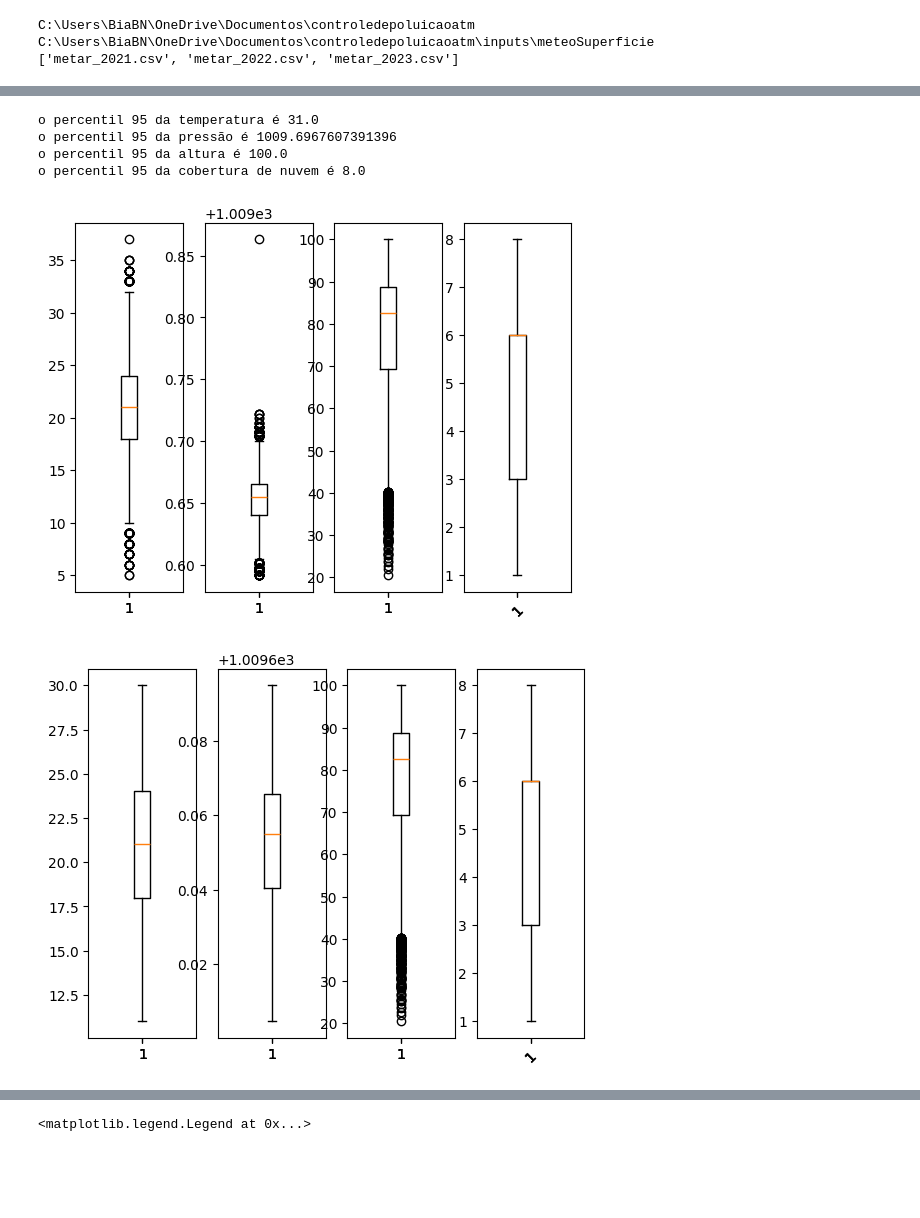
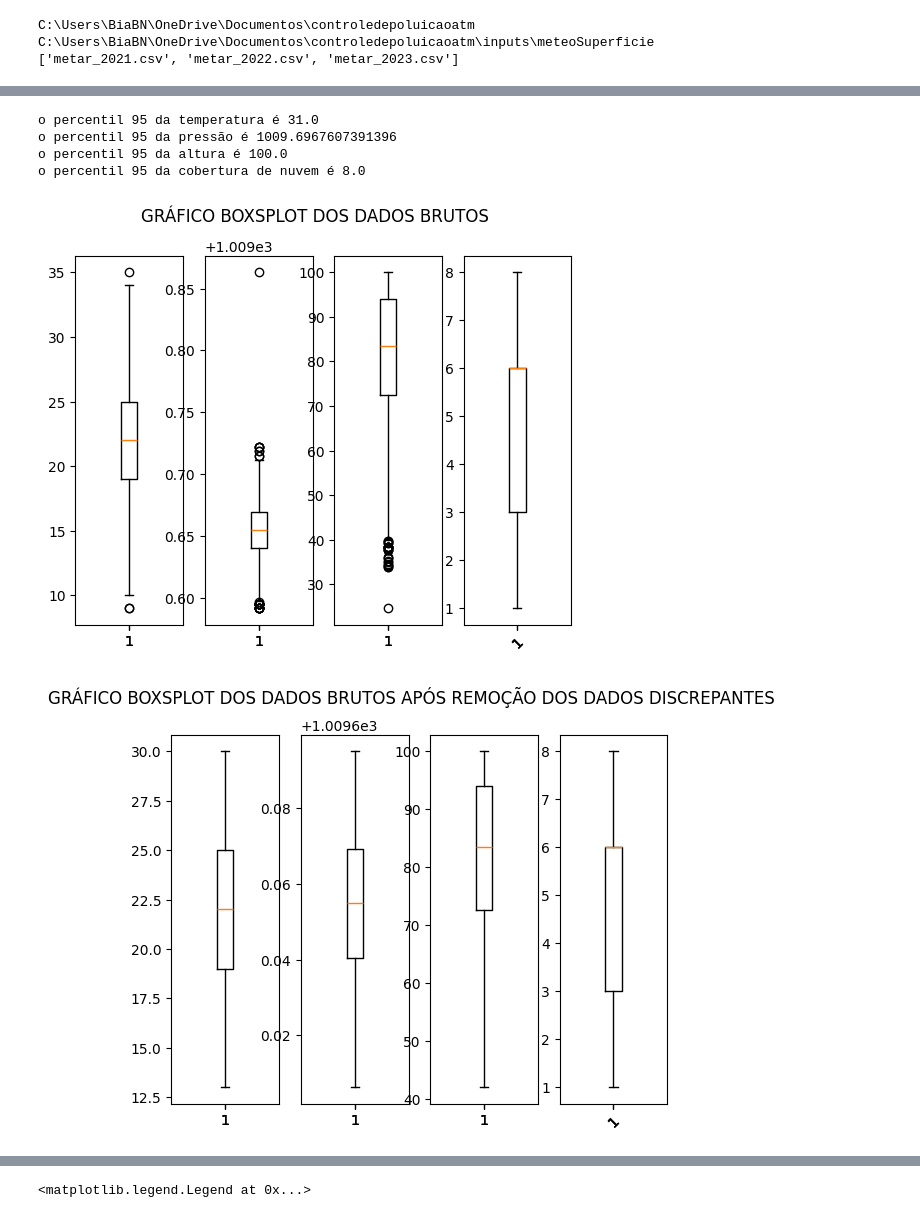
Before and after one commit to Bianca-bonetti/controledepoluicaoatm, a Jupyter notebook: Atividade2.ipynb, the cells around one changed output, grey strips where cells are left out. Saved outputs shown, nothing was run; the diff lists cells and outputs as text; code cells hidden in the pictures; blank space fills up the shorter version.

```diff
--- a/Atividade2.ipynb
+++ b/Atividade2.ipynb
@@ -38,8 +38,7 @@ import pandas as pd
 
 # Abrindo cada arquivo dentro da pasta e acumulando em uma lista chamada de metSuperficie
 metSuperficie=[]
-for file in files:
-    metSuperficie.append(pd.read_csv(metSuperficiePath+'\\'+file))
+metSuperficie.append(pd.read_csv(metSuperficiePath+'\\metar_2023.csv'))
 
 # Convertendo metSuperficie para DataFrame
 metSuperficie = pd.concat(metSuperficie)
@@ -115,32 +114,34 @@ ax[3].tick_params(axis='x', rotation=45)
 # %%
 import numpy as np
 # fazendo box plot das variáveis
 fig,ax = plt.subplots(1,4,sharex=True)
+fig.suptitle('GRÁFICO BOXSPLOT DOS DADOS BRUTOS')
 ax[0].boxplot(metSuperficie['temp'])
 ax[1].boxplot(metSuperficie['p'])
 ax[2].boxplot(metSuperficie['relh'])
 ax[3].boxplot(metSuperficie['cco'][~np.isnan(metSuperficie['cco'])])
 ax[3].tick_params(axis='x', rotation=45)
 
 #removendo valores acima do percentil 95°
 temp99 = np.percentile(metSuperficie['temp'],99)
 print('o percentil 95 da temperatura é ' +str(temp99))
 p99 = np.percentile(metSuperficie['p'],99)
 print('o percentil 95 da pressão é ' +str(p99))
 relh99 = np.percentile(metSuperficie['relh'],99)
 print('o percentil 95 da altura é ' +str(relh99))
 cco99 = np.nanpercentile(metSuperficie['cco'],99)
 print('o percentil 95 da cobertura de nuvem é ' +str(cco99))
 fig,ax = plt.subplots(1,4,sharex=True)
+fig.suptitle('GRÁFICO BOXSPLOT DOS DADOS BRUTOS APÓS REMOÇÃO DOS DADOS DISCREPANTES')
 ax[0].boxplot(metSuperficie['temp'][(metSuperficie['temp']<temp99) & (metSuperficie['temp']>np.percentile(metSuperficie['temp'],0.5))])
 ax[1].boxplot(metSuperficie['p'][(metSuperficie['p']<p99) & (metSuperficie['p']>np.percentile(metSuperficie['p'],0.5))])
-ax[2].boxplot(metSuperficie['relh'])
+ax[2].boxplot(metSuperficie['relh'][(metSuperficie['relh']>np.percentile(metSuperficie['relh'],0.5))])
 ax[3].boxplot(metSuperficie['cco'][~np.isnan(metSuperficie['cco'])])
 ax[3].tick_params(axis='x', rotation=45)
 # %% [output]
 o percentil 95 da temperatura é 31.0
 o percentil 95 da pressão é 1009.6967607391396
 o percentil 95 da altura é 100.0
 o percentil 95 da cobertura de nuvem é 8.0
-[figure, old version]
+[figure, new version]
-[figure, old version]
+[figure, new version]
```
Also changed, not shown: parts of 6 cells of this notebook, 1 other file.
